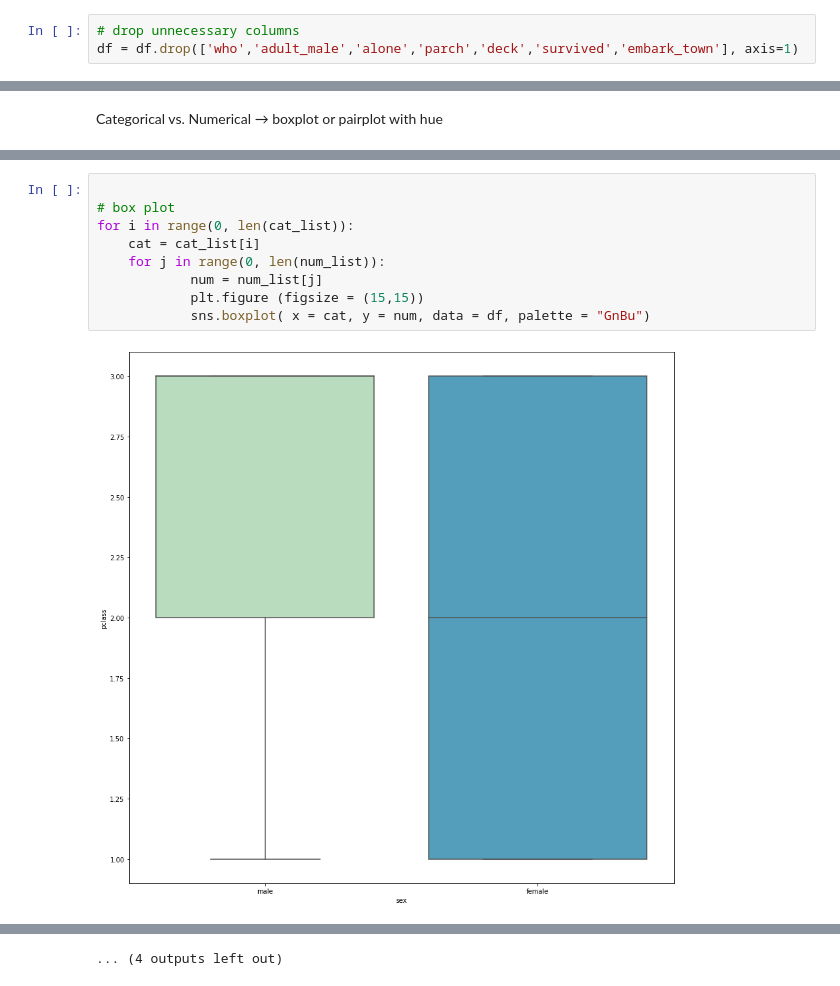
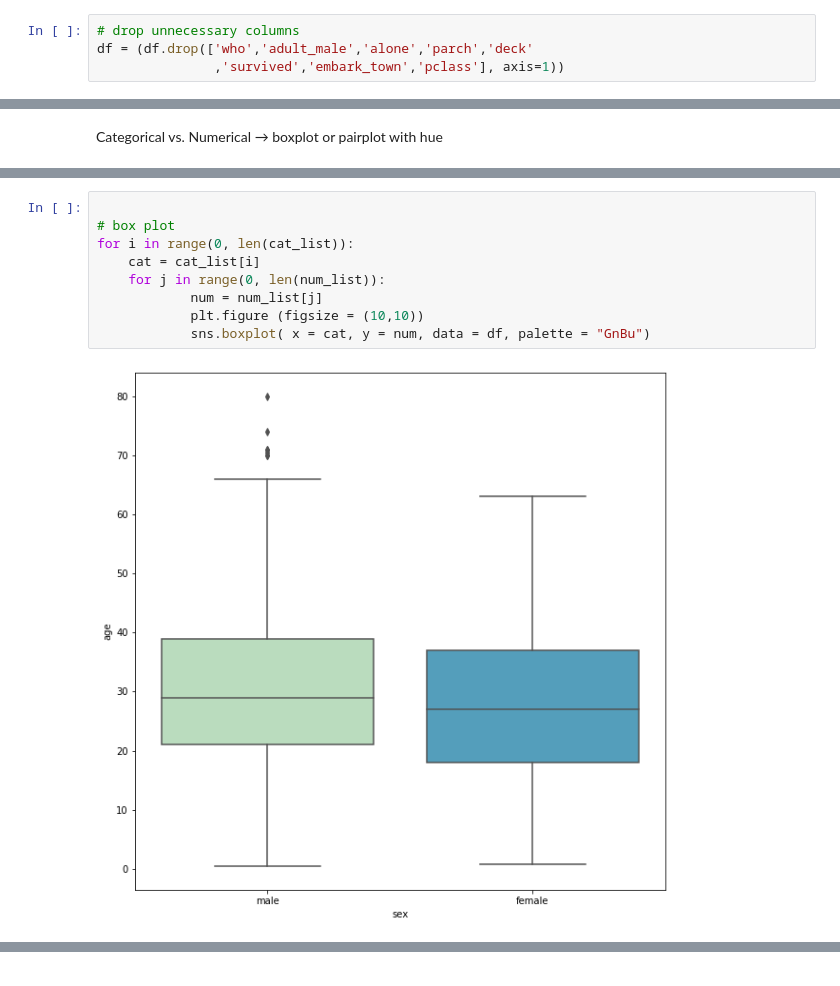
Before and after one commit to raysunau/python_data_analytics, a Jupyter notebook: Python_EDA.ipynb, the cells around one changed output, grey strips where cells are left out. Saved outputs shown, nothing was run; the diff lists cells and outputs as text.

```diff
--- a/Python_EDA.ipynb
+++ b/Python_EDA.ipynb
@@ -58,7 +58,8 @@ df.describe(include='all')
 | max | 1.000000 | 3.000000 | NaN | 80.000000 | 8.000000 | 6.000000 | 512.329200 | NaN | NaN | NaN | ... |
 # %%
 # drop unnecessary columns
-df = df.drop(['who','adult_male','alone','parch','deck','survived','embark_town'], axis=1)
+df = (df.drop(['who','adult_male','alone','parch','deck'
+               ,'survived','embark_town','pclass'], axis=1))
 # %% [markdown]
 ## Missing values
 # %%
@@ -199,11 +197,11 @@ for i in range(0, len(cat_list)):
 # %%
 
 # box plot
 for i in range(0, len(cat_list)):
     cat = cat_list[i]
     for j in range(0, len(num_list)):
             num = num_list[j]
-            plt.figure (figsize = (15,15))
+            plt.figure (figsize = (10,10))
             sns.boxplot( x = cat, y = num, data = df, palette = "GnBu")
 # %% [output]
-[figure, old version]
+[figure, new version]
@@ -221 +218,0 @@ for i in range(0, len(cat_list)):
-... (4 outputs left out)
```
Also changed, not shown: parts of 9 cells of this notebook.
